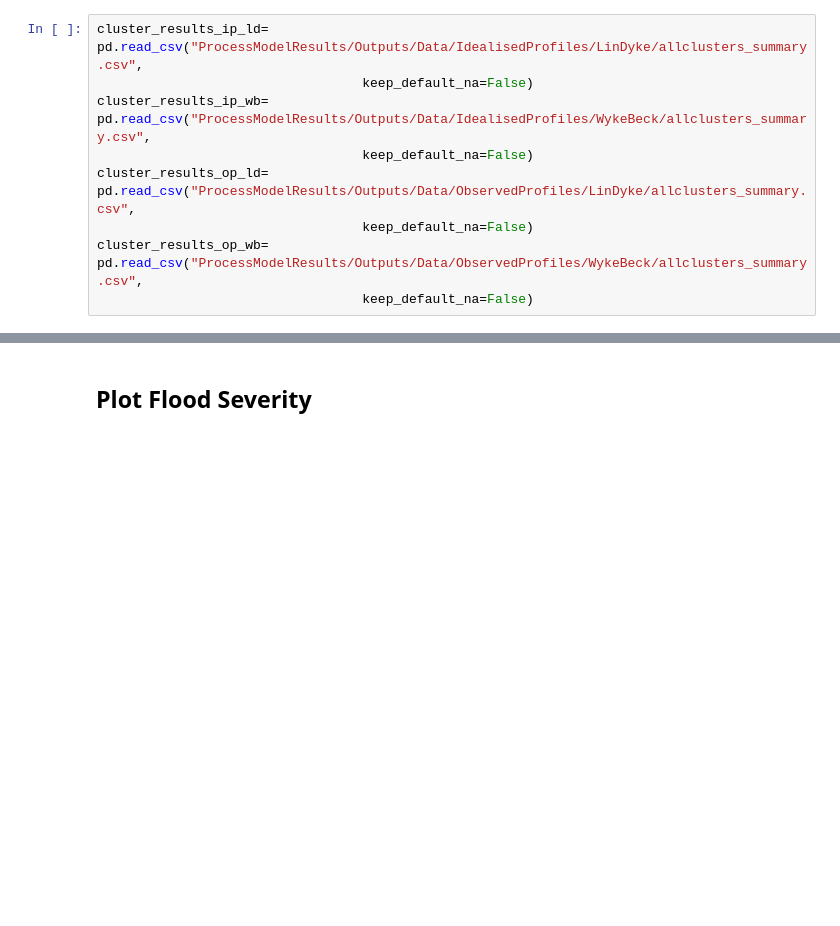
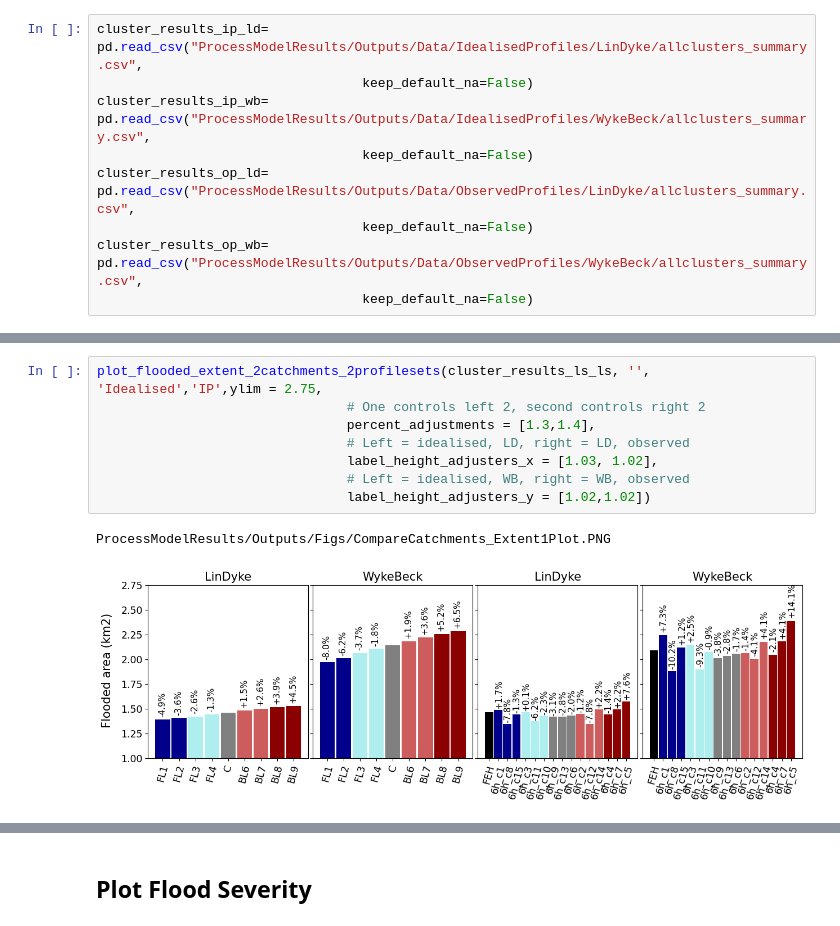
Before and after one commit to masher92/UKCP18, a Jupyter notebook: CatchmentAnalysis/PlotsForPaper.ipynb, the cells around one changed output, grey strips where cells are left out. Saved outputs shown, nothing was run; the diff lists cells and outputs as text; blank space fills up the shorter version.

```diff
--- a/CatchmentAnalysis/PlotsForPaper.ipynb
+++ b/CatchmentAnalysis/PlotsForPaper.ipynb
@@ -145,0 +199,11 @@ catchment_name_ls = ['LinDyke','WykeBeck', 'LinDyke','WykeBeck']
+# %%
+plot_flooded_extent_2catchments_2profilesets(cluster_results_ls_ls, '', 'Idealised','IP',ylim = 2.75,
+                                # One controls left 2, second controls right 2
+                                percent_adjustments = [1.3,1.4],
+                                # Left = idealised, LD, right = LD, observed
+                                label_height_adjusters_x = [1.03, 1.02],
+                                # Left = idealised, WB, right = WB, observed
+                                label_height_adjusters_y = [1.02,1.02])
+# %% [output]
+ProcessModelResults/Outputs/Figs/CompareCatchments_Extent1Plot.PNG
+[figure, added]
```
Also changed, not shown: parts of 8 cells of this notebook.
